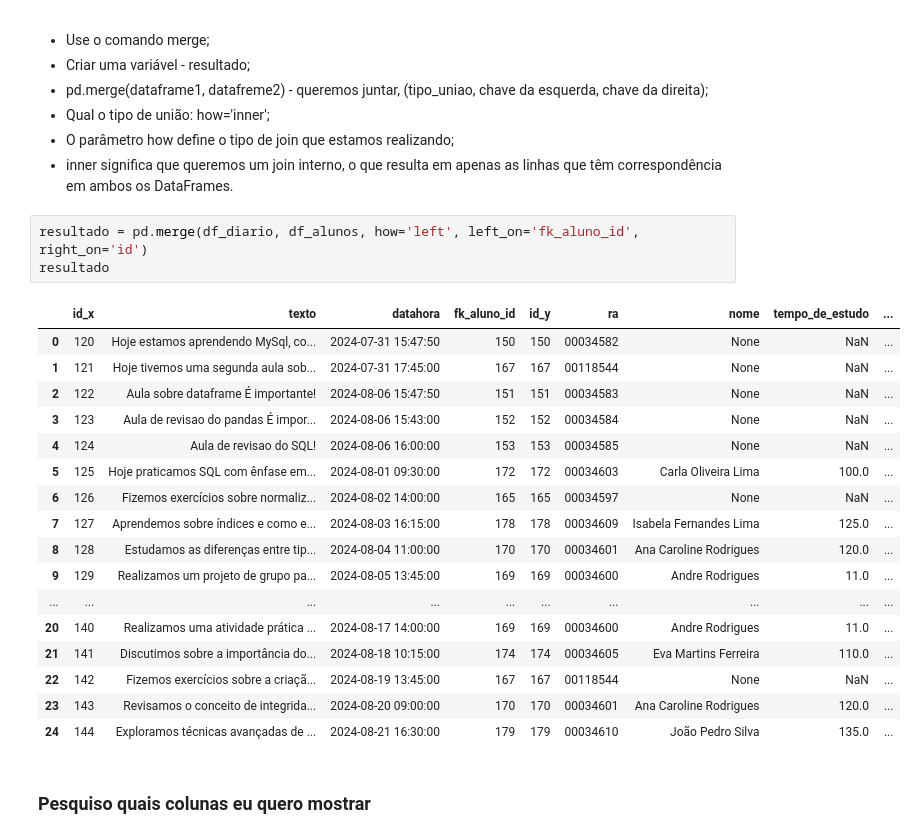
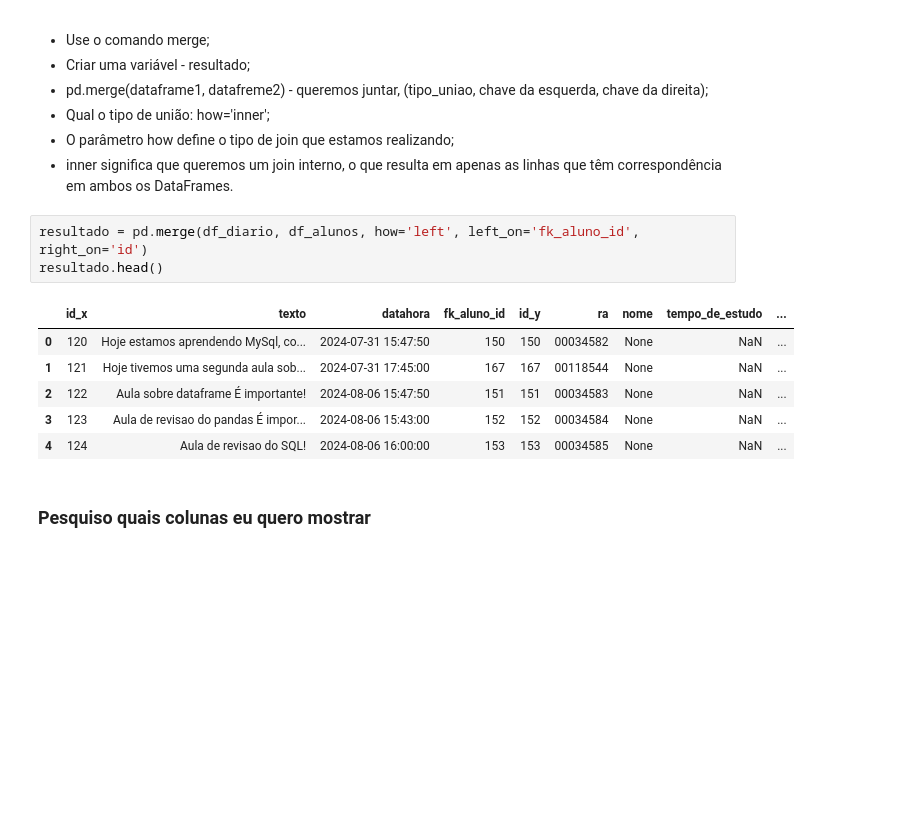
Before and after one commit to WandersonABR/projetofinal_tarde, a Jupyter notebook: notebook_tarde.ipynb, the cells around one changed output. Cells and saved outputs as stored; diff of their text form; blank space fills up the shorter version.

```diff
--- a/notebook_tarde.ipynb
+++ b/notebook_tarde.ipynb
@@ -283,25 +283,14 @@ df_diario[0:26]
 - inner significa que queremos um join interno, o que resulta em apenas as linhas que têm correspondência em ambos os DataFrames.
 # %%
 resultado = pd.merge(df_diario, df_alunos, how='left', left_on='fk_aluno_id', right_on='id')
-resultado
+resultado.head()
 # %% [output]
 |  | id_x | texto | datahora | fk_aluno_id | id_y | ra | nome | tempo_de_estudo | ... |
 | 0 | 120 | Hoje estamos aprendendo MySql, co... | 2024-07-31 15:47:50 | 150 | 150 | 00034582 | None | NaN | ... |
 | 1 | 121 | Hoje tivemos uma segunda aula sob... | 2024-07-31 17:45:00 | 167 | 167 | 00118544 | None | NaN | ... |
 | 2 | 122 | Aula sobre dataframe É importante! | 2024-08-06 15:47:50 | 151 | 151 | 00034583 | None | NaN | ... |
 | 3 | 123 | Aula de revisao do pandas É impor... | 2024-08-06 15:43:00 | 152 | 152 | 00034584 | None | NaN | ... |
 | 4 | 124 | Aula de revisao do SQL! | 2024-08-06 16:00:00 | 153 | 153 | 00034585 | None | NaN | ... |
-| 5 | 125 | Hoje praticamos SQL com ênfase em... | 2024-08-01 09:30:00 | 172 | 172 | 00034603 | Carla Oliveira Lima | 100.0 | ... |
-| 6 | 126 | Fizemos exercícios sobre normaliz... | 2024-08-02 14:00:00 | 165 | 165 | 00034597 | None | NaN | ... |
-| 7 | 127 | Aprendemos sobre índices e como e... | 2024-08-03 16:15:00 | 178 | 178 | 00034609 | Isabela Fernandes Lima | 125.0 | ... |
-| 8 | 128 | Estudamos as diferenças entre tip... | 2024-08-04 11:00:00 | 170 | 170 | 00034601 | Ana Caroline Rodrigues | 120.0 | ... |
-| 9 | 129 | Realizamos um projeto de grupo pa... | 2024-08-05 13:45:00 | 169 | 169 | 00034600 | Andre Rodrigues | 11.0 | ... |
-| ... | ... | ... | ... | ... | ... | ... | ... | ... | ... |
-| 20 | 140 | Realizamos uma atividade prática ... | 2024-08-17 14:00:00 | 169 | 169 | 00034600 | Andre Rodrigues | 11.0 | ... |
-| 21 | 141 | Discutimos sobre a importância do... | 2024-08-18 10:15:00 | 174 | 174 | 00034605 | Eva Martins Ferreira | 110.0 | ... |
-| 22 | 142 | Fizemos exercícios sobre a criaçã... | 2024-08-19 13:45:00 | 167 | 167 | 00118544 | None | NaN | ... |
-| 23 | 143 | Revisamos o conceito de integrida... | 2024-08-20 09:00:00 | 170 | 170 | 00034601 | Ana Caroline Rodrigues | 120.0 | ... |
-| 24 | 144 | Exploramos técnicas avançadas de ... | 2024-08-21 16:30:00 | 179 | 179 | 00034610 | João Pedro Silva | 135.0 | ... |
 # %% [markdown]
 ### Pesquiso quais colunas eu quero mostrar
 # %%
```
Also changed, not shown: parts of 16 cells of this notebook, 2 other files.
